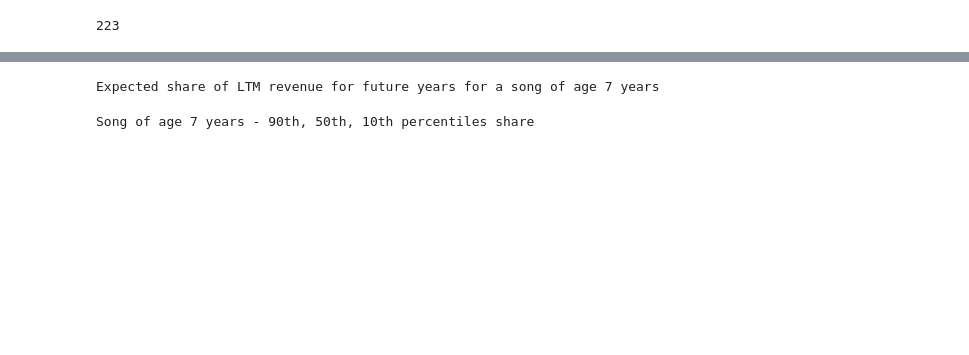
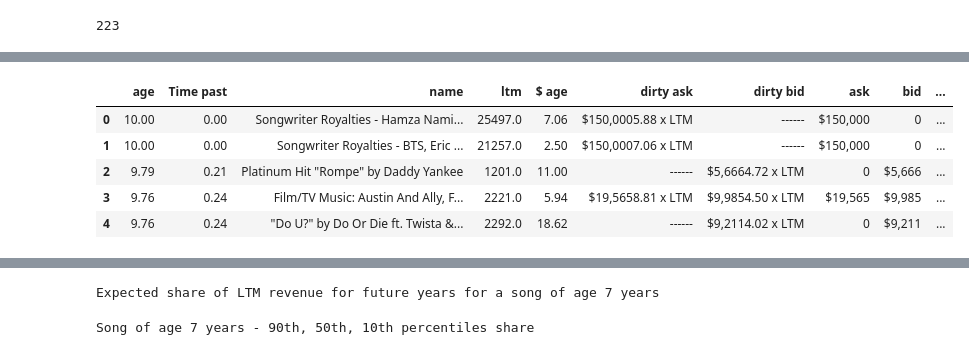
Before and after one commit to sstoikov/music-catalogs, a Jupyter notebook: models.ipynb, the cells around one changed output, grey strips where cells are left out. Cells and saved outputs as stored; diff of their text form; code cells hidden in the pictures; blank space fills up the shorter version.

```diff
--- a/models.ipynb
+++ b/models.ipynb
@@ -287,0 +309,9 @@ multi_observations
+# %%
+multi_observations.head()
+# %% [output]
+|  | age | Time past | name | ltm | $ age | dirty ask | dirty bid | ask | bid | ... |
+| 0 | 10.00 | 0.00 | Songwriter Royalties - Hamza Nami... | 25497.0 | 7.06 | $150,0005.88 x LTM | ------ | $150,000 | 0 | ... |
+| 1 | 10.00 | 0.00 | Songwriter Royalties - BTS, Eric ... | 21257.0 | 2.50 | $150,0007.06 x LTM | ------ | $150,000 | 0 | ... |
+| 2 | 9.79 | 0.21 | Platinum Hit "Rompe" by Daddy Yankee | 1201.0 | 11.00 | ------ | $5,6664.72 x LTM | 0 | $5,666 | ... |
+| 3 | 9.76 | 0.24 | Film/TV Music: Austin And Ally, F... | 2221.0 | 5.94 | $19,5658.81 x LTM | $9,9854.50 x LTM | $19,565 | $9,985 | ... |
+| 4 | 9.76 | 0.24 | "Do U?" by Do Or Die ft. Twista &... | 2292.0 | 18.62 | ------ | $9,2114.02 x LTM | 0 | $9,211 | ... |
```
Also changed, not shown: parts of 23 cells of this notebook, 1 other file.
